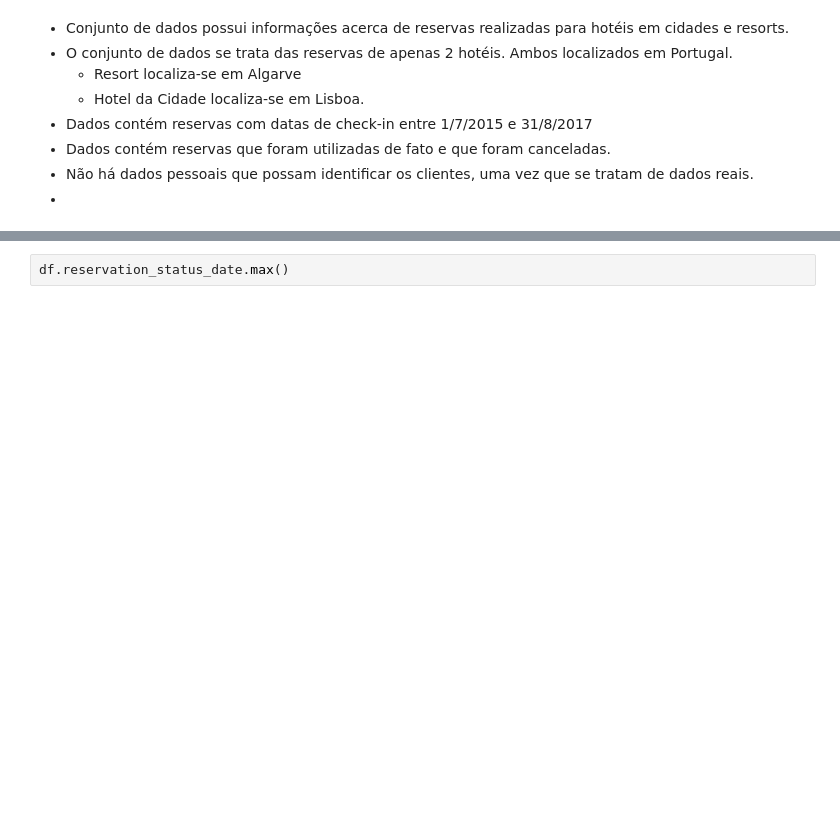
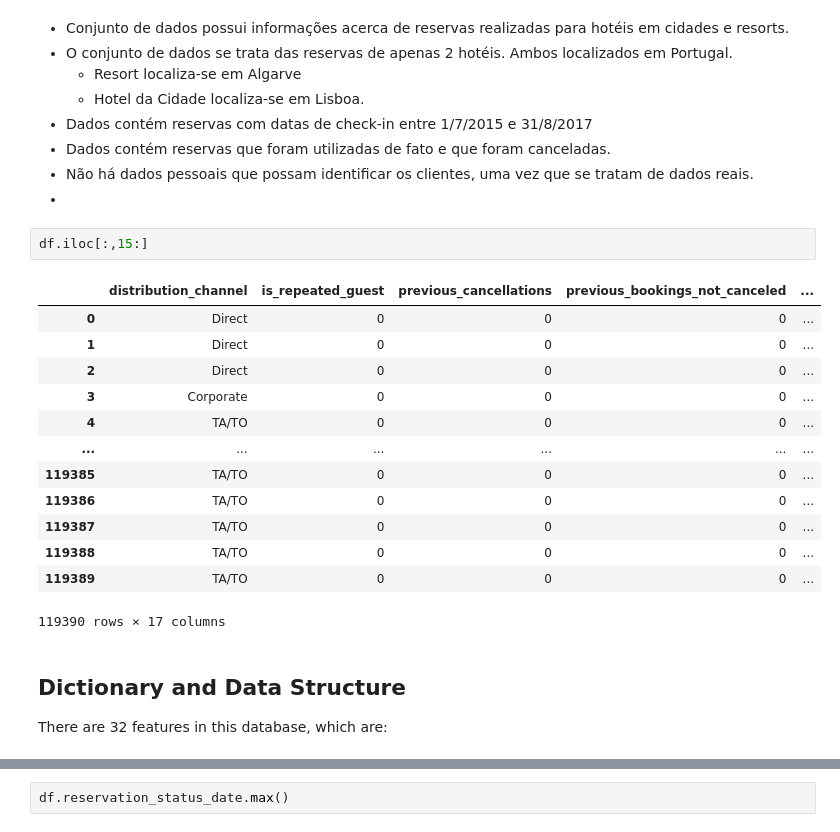
Before and after one commit to caio-roliveira/booking_cancellation, a Jupyter notebook: booking_cancellation.ipynb, the cells around one changed output, grey strips where cells are left out. Cells and saved outputs as stored; diff of their text form; blank space fills up the shorter version.

Commit message:
worked on data understanding

```diff
--- a/booking_cancellation.ipynb
+++ b/booking_cancellation.ipynb
@@ -59,3 +61,22 @@ df.head()
 - Dados contém reservas que foram utilizadas de fato e que foram canceladas.
 - Não há dados pessoais que possam identificar os clientes, uma vez que se tratam de dados reais.
 -
+# %%
+df.iloc[:,15:]
+# %% [output]
+|  | distribution_channel | is_repeated_guest | previous_cancellations | previous_bookings_not_canceled | ... |
+| 0 | Direct | 0 | 0 | 0 | ... |
+| 1 | Direct | 0 | 0 | 0 | ... |
+| 2 | Direct | 0 | 0 | 0 | ... |
+| 3 | Corporate | 0 | 0 | 0 | ... |
+| 4 | TA/TO | 0 | 0 | 0 | ... |
+| ... | ... | ... | ... | ... | ... |
+| 119385 | TA/TO | 0 | 0 | 0 | ... |
+| 119386 | TA/TO | 0 | 0 | 0 | ... |
+| 119387 | TA/TO | 0 | 0 | 0 | ... |
+| 119388 | TA/TO | 0 | 0 | 0 | ... |
+| 119389 | TA/TO | 0 | 0 | 0 | ... |
+119390 rows × 17 columns
+# %% [markdown]
+## Dictionary and Data Structure
+There are 32 features in this database, which are:
```
Also changed, not shown: parts of 8 cells of this notebook.
